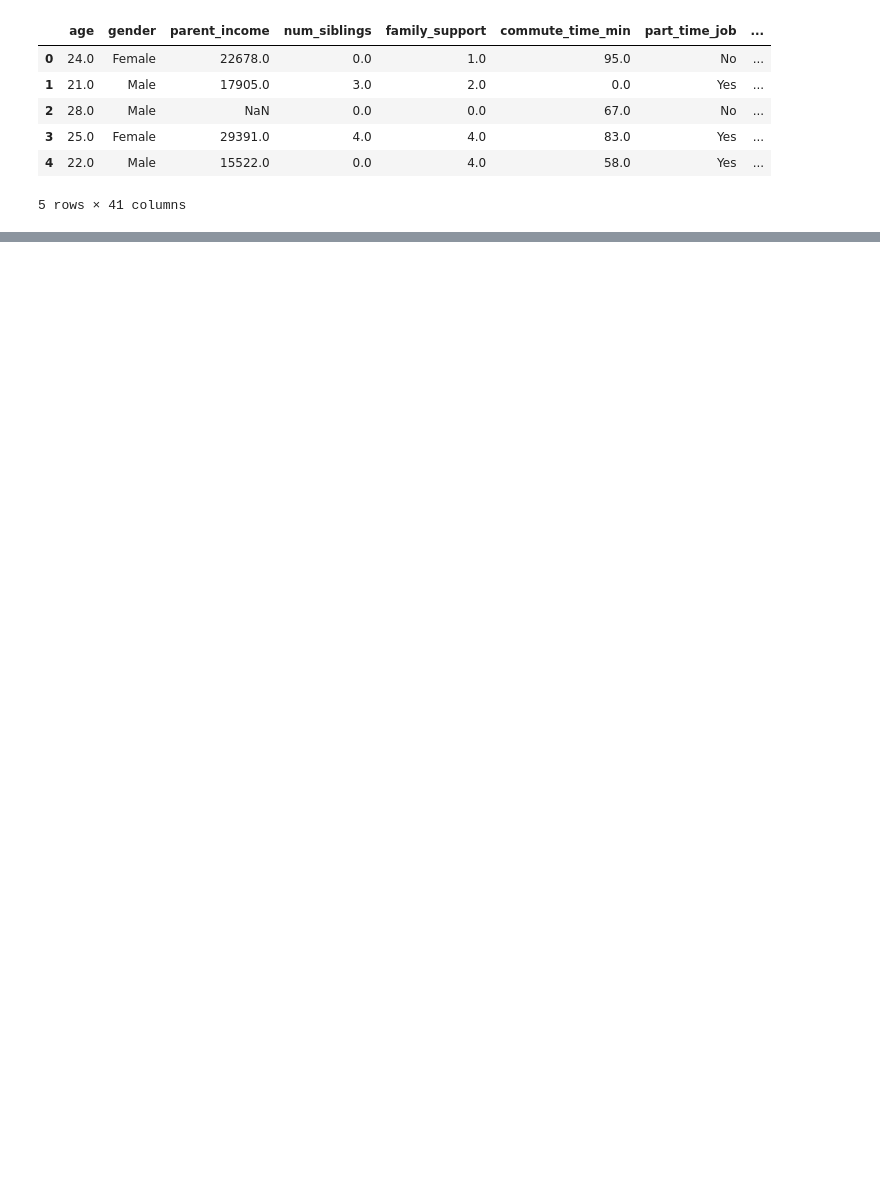
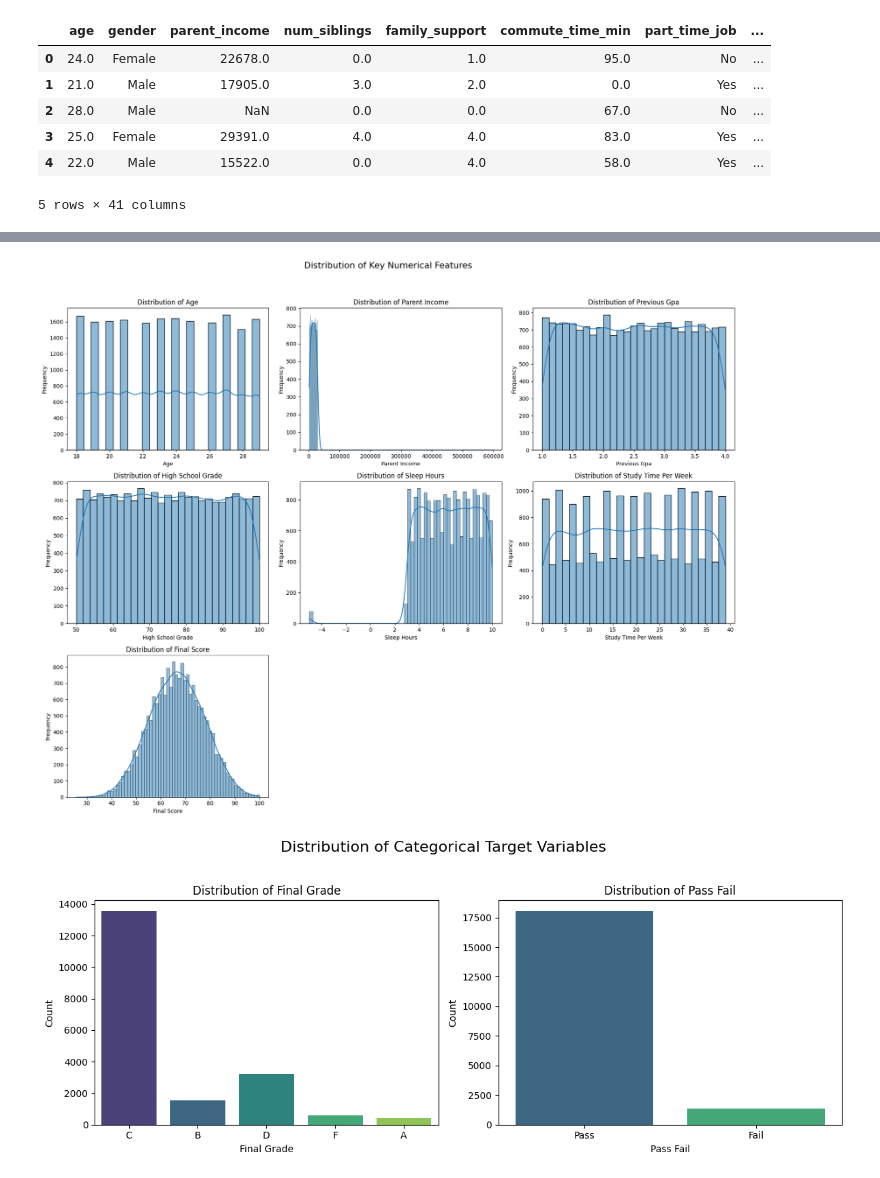
Before and after one commit to Fatma-Hassaan/Smart-Student-Performance-Prediction-System, a Jupyter notebook: model.ipynb, the cells around one changed output, grey strips where cells are left out. Cells and saved outputs as stored; diff of their text form; code cells hidden in the pictures; blank space fills up the shorter version.

```diff
--- a/model.ipynb
+++ b/model.ipynb
@@ -13,0 +47,48 @@ df.head()
+# %%
+import matplotlib.pyplot as plt
+import seaborn as sns
+
+# Histograms for a selection of key numerical features
+numerical_features = [
+    'age', 'parent_income', 'previous_gpa', 'high_school_grade',
+    'sleep_hours', 'study_time_per_week', 'final_score'
+]
+
+# Calculate number of rows and columns for subplots
+n_cols_num = 3 # this can be adjusted for better layout
+n_rows_num = (len(numerical_features) + n_cols_num - 1) // n_cols_num
+
+plt.figure(figsize=(18, 5 * n_rows_num))
+plt.suptitle('Distribution of Key Numerical Features', fontsize=16)
+
+for i, feature in enumerate(numerical_features):
+    plt.subplot(n_rows_num, n_cols_num, i + 1)
+    sns.histplot(df[feature].dropna(), kde=True)
+    plt.title(f'Distribution of {feature.replace("_", " ").title()}')
+    plt.xlabel(feature.replace("_", " ").title())
+    plt.ylabel('Frequency')
+
+plt.tight_layout(rect=[0, 0.03, 1, 0.95]) # Adjust layout to prevent suptitle overlap
+plt.show()
+
+# Count plots for categorical target variables
+categorical_targets = ['final_grade', 'pass_fail']
+
+n_cols_cat = 2
+n_rows_cat = (len(categorical_targets) + n_cols_cat - 1) // n_cols_cat
+
+plt.figure(figsize=(12, 5 * n_rows_cat))
+plt.suptitle('Distribution of Categorical Target Variables', fontsize=16)
+
+for i, feature in enumerate(categorical_targets):
+    plt.subplot(n_rows_cat, n_cols_cat, i + 1)
+    sns.countplot(data=df, x=feature, palette='viridis', hue=feature, legend=False)
+    plt.title(f'Distribution of {feature.replace("_", " ").title()}')
+    plt.xlabel(feature.replace("_", " ").title())
+    plt.ylabel('Count')
+
+plt.tight_layout(rect=[0, 0.03, 1, 0.95])
+plt.show()
+# %% [output]
+[figure, added]
+[figure, added]
```
Also changed, not shown: parts of 7 cells of this notebook.
